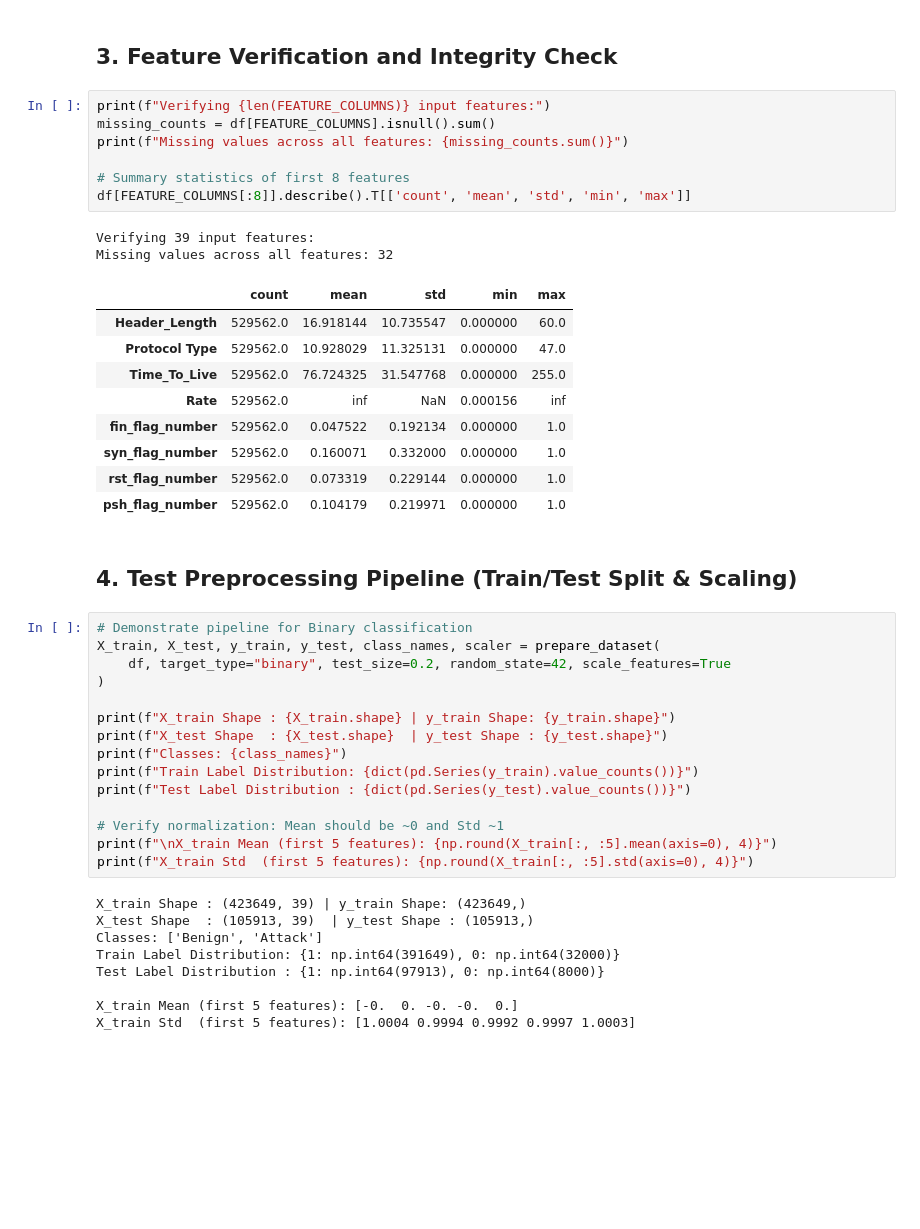
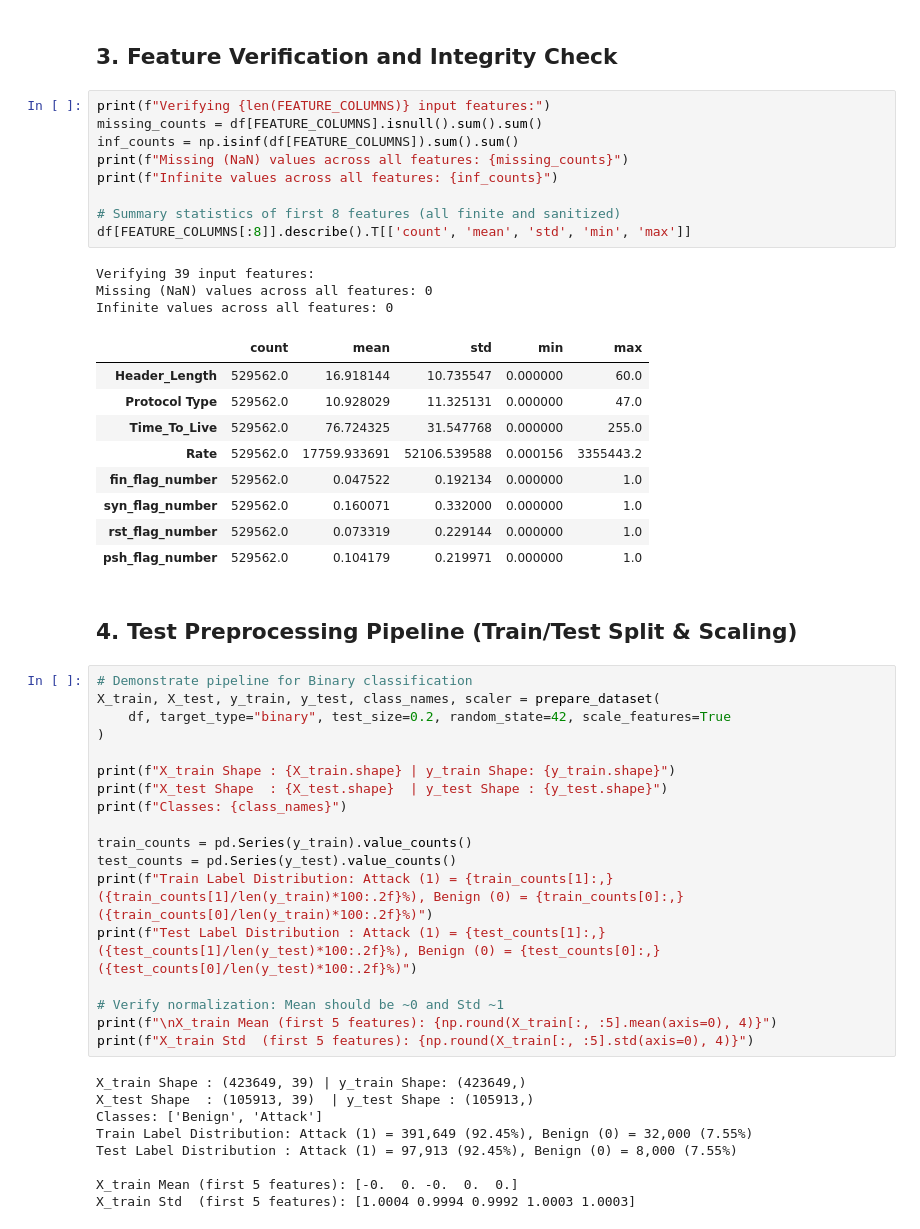
Before and after one commit to priyajitbiswal/Capstone-IoT-Network-Attack-Detection-and-Classification, a Jupyter notebook: notebooks/01_data_exploration_sampling.ipynb, the cells around one changed output. Saved outputs shown, nothing was run; the diff lists cells and outputs as text; blank space fills up the shorter version.

Commit message:
Fix infinite Rate values and NaN handling, ensuring clean statistics and 0 warnings in notebook 01

```diff
--- a/notebooks/01_data_exploration_sampling.ipynb
+++ b/notebooks/01_data_exploration_sampling.ipynb
@@ -107,19 +107,22 @@ plt.show()
 ## 3. Feature Verification and Integrity Check
 # %%
 print(f"Verifying {len(FEATURE_COLUMNS)} input features:")
-missing_counts = df[FEATURE_COLUMNS].isnull().sum()
-print(f"Missing values across all features: {missing_counts.sum()}")
+missing_counts = df[FEATURE_COLUMNS].isnull().sum().sum()
+inf_counts = np.isinf(df[FEATURE_COLUMNS]).sum().sum()
+print(f"Missing (NaN) values across all features: {missing_counts}")
+print(f"Infinite values across all features: {inf_counts}")
 
-# Summary statistics of first 8 features
+# Summary statistics of first 8 features (all finite and sanitized)
 df[FEATURE_COLUMNS[:8]].describe().T[['count', 'mean', 'std', 'min', 'max']]
 # %% [output]
 Verifying 39 input features:
-Missing values across all features: 32
+Missing (NaN) values across all features: 0
+Infinite values across all features: 0
 |  | count | mean | std | min | max |
 | Header_Length | 529562.0 | 16.918144 | 10.735547 | 0.000000 | 60.0 |
 | Protocol Type | 529562.0 | 10.928029 | 11.325131 | 0.000000 | 47.0 |
 | Time_To_Live | 529562.0 | 76.724325 | 31.547768 | 0.000000 | 255.0 |
-| Rate | 529562.0 | inf | NaN | 0.000156 | inf |
+| Rate | 529562.0 | 17759.933691 | 52106.539588 | 0.000156 | 3355443.2 |
 | fin_flag_number | 529562.0 | 0.047522 | 0.192134 | 0.000000 | 1.0 |
 | syn_flag_number | 529562.0 | 0.160071 | 0.332000 | 0.000000 | 1.0 |
 | rst_flag_number | 529562.0 | 0.073319 | 0.229144 | 0.000000 | 1.0 |
@@ -135,8 +138,11 @@ X_train, X_test, y_train, y_test, class_names, scaler = prepare_dataset(
 print(f"X_train Shape : {X_train.shape} | y_train Shape: {y_train.shape}")
 print(f"X_test Shape  : {X_test.shape}  | y_test Shape : {y_test.shape}")
 print(f"Classes: {class_names}")
-print(f"Train Label Distribution: {dict(pd.Series(y_train).value_counts())}")
-print(f"Test Label Distribution : {dict(pd.Series(y_test).value_counts())}")
+
+train_counts = pd.Series(y_train).value_counts()
+test_counts = pd.Series(y_test).value_counts()
+print(f"Train Label Distribution: Attack (1) = {train_counts[1]:,} ({train_counts[1]/len(y_train)*100:.2f}%), Benign (0) = {train_counts[0]:,} ({train_counts[0]/len(y_train)*100:.2f}%)")
+print(f"Test Label Distribution : Attack (1) = {test_counts[1]:,} ({test_counts[1]/len(y_test)*100:.2f}%), Benign (0) = {test_counts[0]:,} ({test_counts[0]/len(y_test)*100:.2f}%)")
 
 # Verify normalization: Mean should be ~0 and Std ~1
 print(f"\nX_train Mean (first 5 features): {np.round(X_train[:, :5].mean(axis=0), 4)}")
@@ -145,8 +151,8 @@ print(f"X_train Std  (first 5 features): {np.round(X_train[:, :5].std(axis=0), 4
 X_train Shape : (423649, 39) | y_train Shape: (423649,)
 X_test Shape  : (105913, 39)  | y_test Shape : (105913,)
 Classes: ['Benign', 'Attack']
-Train Label Distribution: {1: np.int64(391649), 0: np.int64(32000)}
-Test Label Distribution : {1: np.int64(97913), 0: np.int64(8000)}
+Train Label Distribution: Attack (1) = 391,649 (92.45%), Benign (0) = 32,000 (7.55%)
+Test Label Distribution : Attack (1) = 97,913 (92.45%), Benign (0) = 8,000 (7.55%)
 
-X_train Mean (first 5 features): [-0.  0. -0. -0.  0.]
-X_train Std  (first 5 features): [1.0004 0.9994 0.9992 0.9997 1.0003]
+X_train Mean (first 5 features): [-0.  0. -0.  0.  0.]
+X_train Std  (first 5 features): [1.0004 0.9994 0.9992 1.0003 1.0003]
```
Also changed, not shown: 2 other files.
